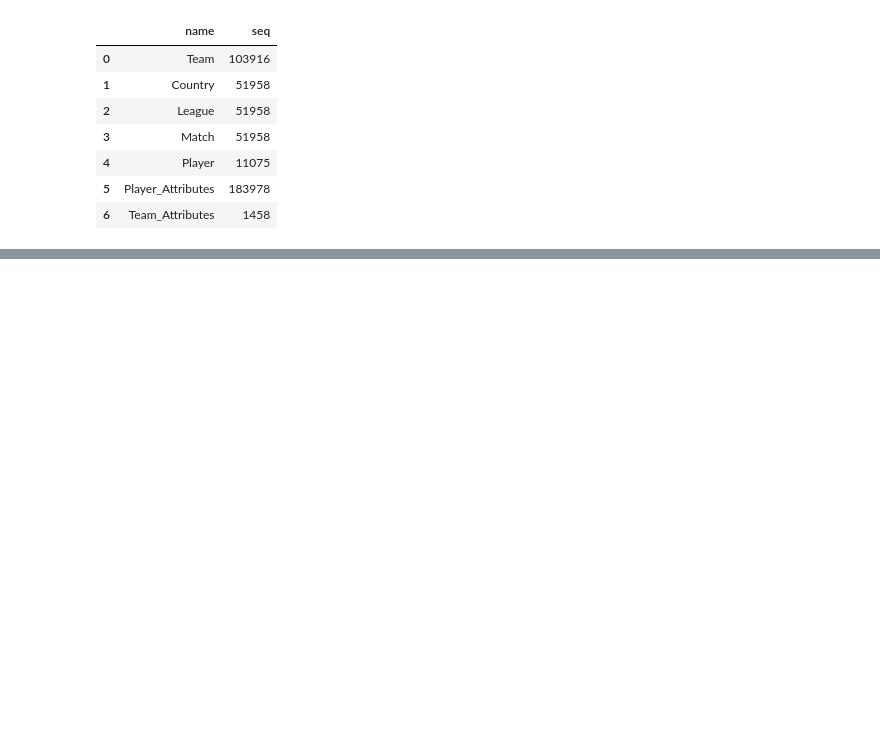
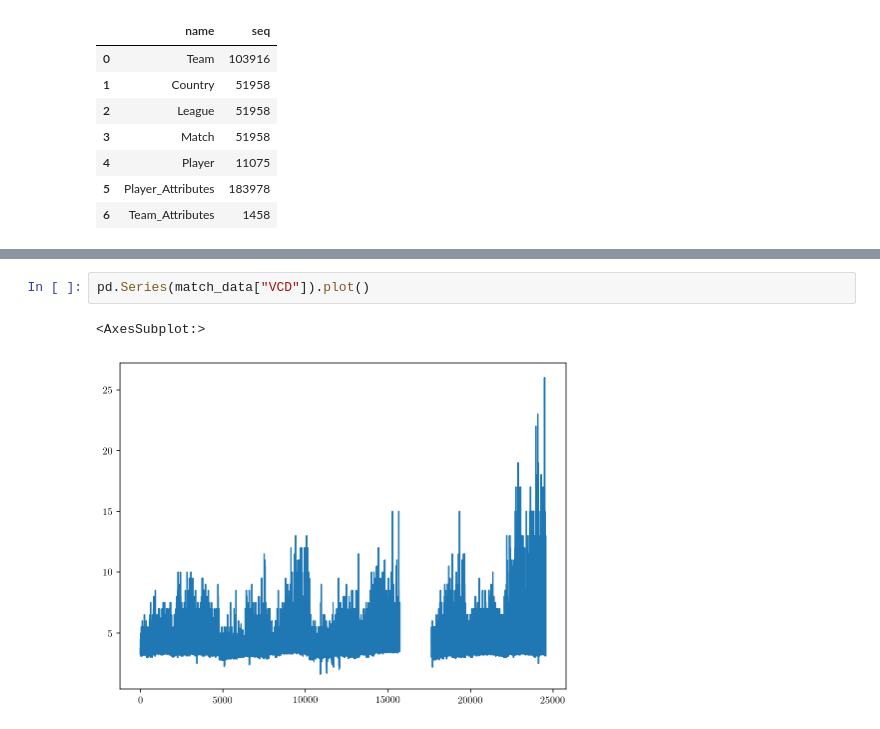
Before and after one commit to mamerchandmedi/Field_positions_classification, a Jupyter notebook: TOY.ipynb, the cells around one changed output, grey strips where cells are left out. Saved outputs shown, nothing was run; the diff lists cells and outputs as text; blank space fills up the shorter version.

```diff
--- a/TOY.ipynb
+++ b/TOY.ipynb
@@ -137,0 +216,5 @@ team_data[team_data.team_api_id==match_data.iloc[some_match].away_team_api_id]
+# %%
+pd.Series(match_data["VCD"]).plot()
+# %% [output]
+<AxesSubplot:>
+[figure, added]
```
Also changed, not shown: parts of 27 cells of this notebook.
